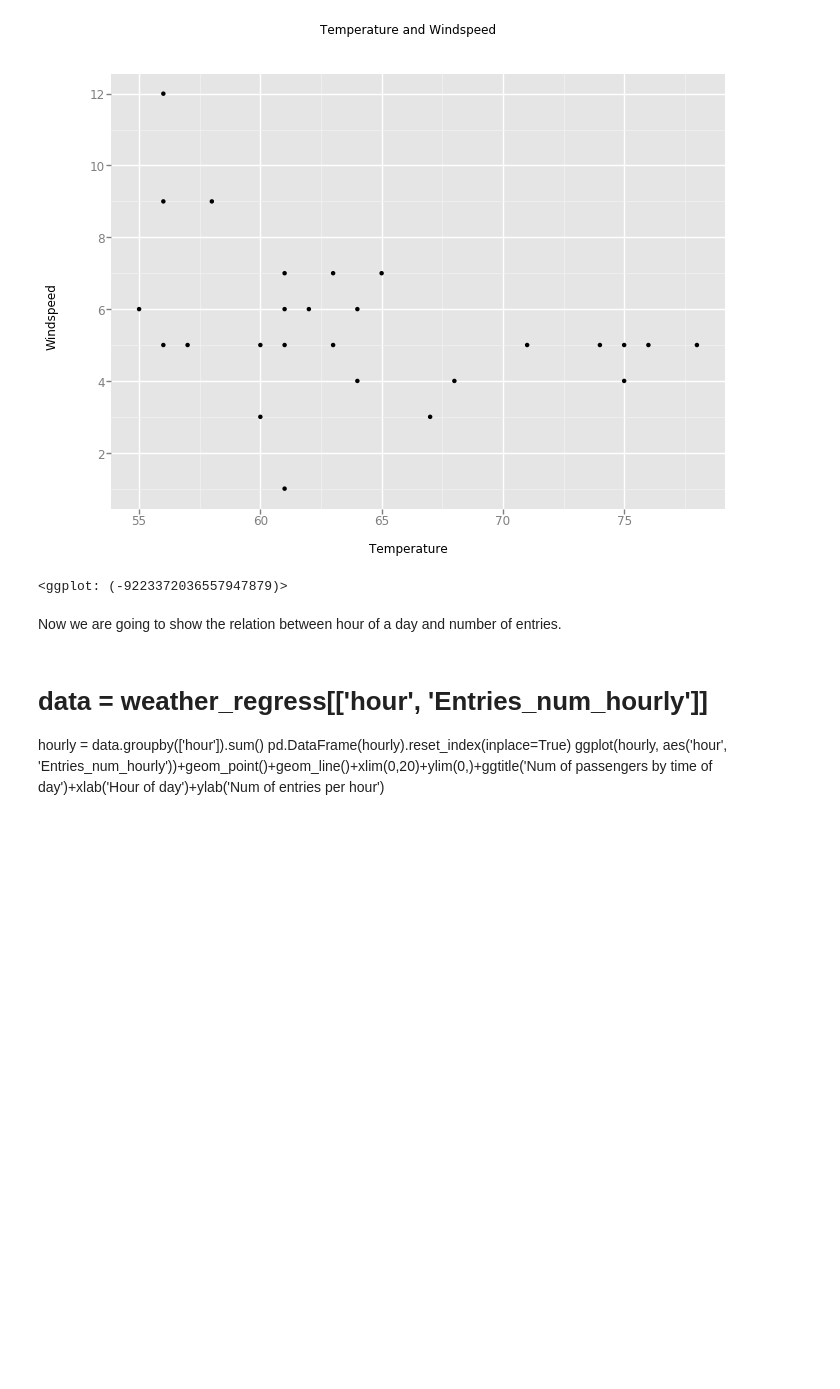
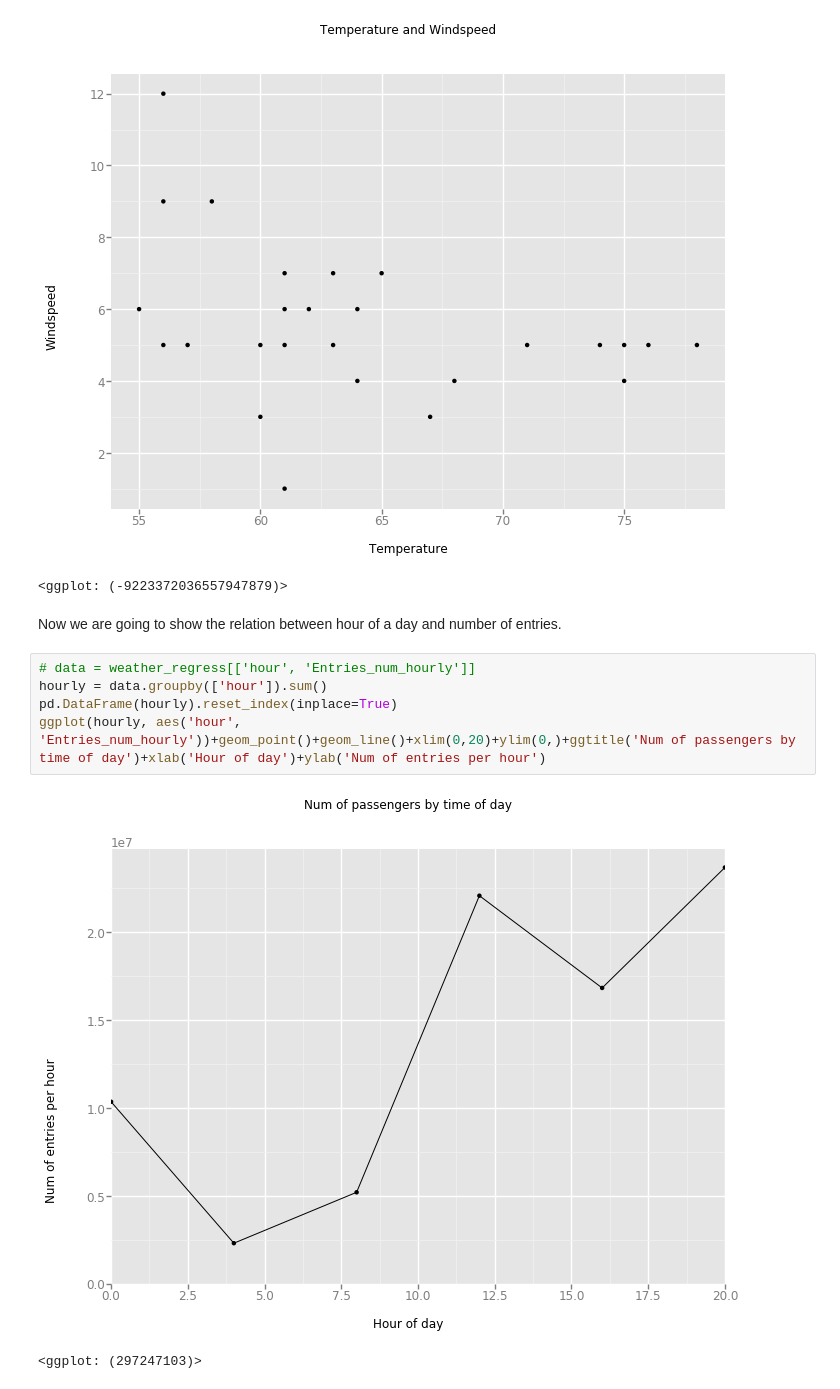
Before and after one commit to XYK0818/Analyzing-the-Passenger-flow-with-respect-to-multiple-factors, a Jupyter notebook: project_v2.ipynb, the cells around one changed output. Saved outputs shown, nothing was run; the diff lists cells and outputs as text; blank space fills up the shorter version.

```diff
--- a/project_v2.ipynb
+++ b/project_v2.ipynb
@@ -160,8 +160,11 @@ temp_windspeed_plot
 <ggplot: (-9223372036557947879)>
 # %% [markdown]
 Now we are going to show the relation between hour of a day and number of entries.
-# %% [markdown]
-# data = weather_regress[['hour', 'Entries_num_hourly']]
-hourly = data.groupby(['hour']).sum()
-pd.DataFrame(hourly).reset_index(inplace=True)
-ggplot(hourly, aes('hour', 'Entries_num_hourly'))+geom_point()+geom_line()+xlim(0,20)+ylim(0,)+ggtitle('Num of passengers by time of day')+xlab('Hour of day')+ylab('Num of entries per hour')
+# %%
+# data = weather_regress[['hour', 'Entries_num_hourly']]
+hourly = data.groupby(['hour']).sum()
+pd.DataFrame(hourly).reset_index(inplace=True)
+ggplot(hourly, aes('hour', 'Entries_num_hourly'))+geom_point()+geom_line()+xlim(0,20)+ylim(0,)+ggtitle('Num of passengers by time of day')+xlab('Hour of day')+ylab('Num of entries per hour')
+# %% [output]
+[figure, added]
+<ggplot: (297247103)>
```
